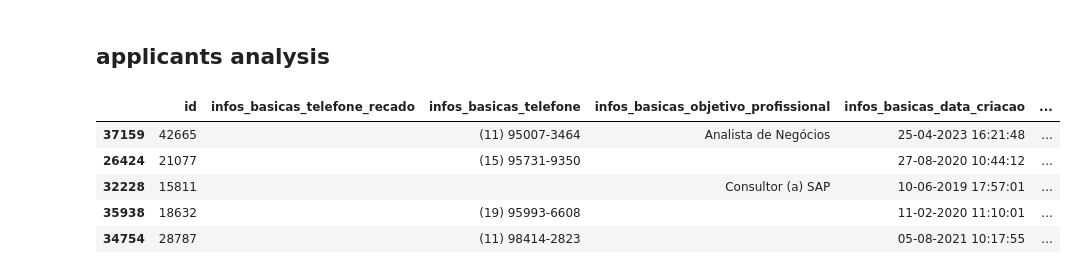
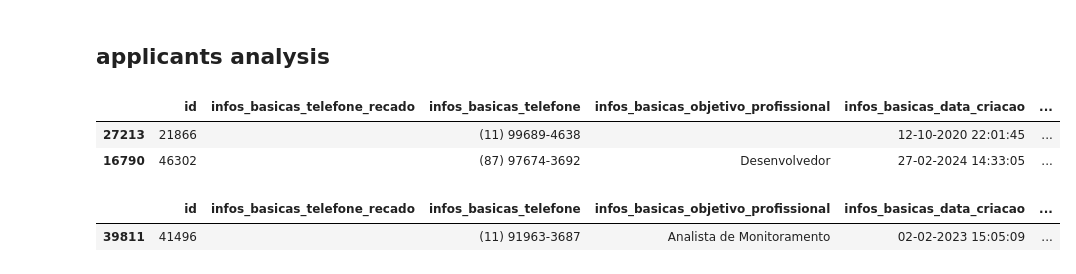
Before and after one commit to ThomSZK/app_5, a Jupyter notebook: exploratory_analysis.ipynb, the cells around one changed output. Drawn from its saved outputs; the diff is of its cells as text; code cells hidden in the pictures.

```diff
--- a/exploratory_analysis.ipynb
+++ b/exploratory_analysis.ipynb
@@ -50,11 +197,13 @@ for key, value in data.items():
 
 applicants = pd.DataFrame(flattened_data)
 # %%
-applicants.sample(5)
+applicants.sample(2)
 # %% [output]
 |  | id | infos_basicas_telefone_recado | infos_basicas_telefone | infos_basicas_objetivo_profissional | infos_basicas_data_criacao | ... |
-| 37159 | 42665 |  | (11) 95007-3464 | Analista de Negócios | 25-04-2023 16:21:48 | ... |
-| 26424 | 21077 |  | (15) 95731-9350 |  | 27-08-2020 10:44:12 | ... |
-| 32228 | 15811 |  |  | Consultor (a) SAP | 10-06-2019 17:57:01 | ... |
-| 35938 | 18632 |  | (19) 95993-6608 |  | 11-02-2020 11:10:01 | ... |
-| 34754 | 28787 |  | (11) 98414-2823 |  | 05-08-2021 10:17:55 | ... |
+| 27213 | 21866 |  | (11) 99689-4638 |  | 12-10-2020 22:01:45 | ... |
+| 16790 | 46302 |  | (87) 97674-3692 | Desenvolvedor | 27-02-2024 14:33:05 | ... |
+# %%
+applicants.loc[applicants['id'] == '41496']
+# %% [output]
+|  | id | infos_basicas_telefone_recado | infos_basicas_telefone | infos_basicas_objetivo_profissional | infos_basicas_data_criacao | ... |
+| 39811 | 41496 |  | (11) 91963-3687 | Analista de Monitoramento | 02-02-2023 15:05:09 | ... |
```
Also changed, not shown: parts of 24 cells of this notebook, 5 other files.
